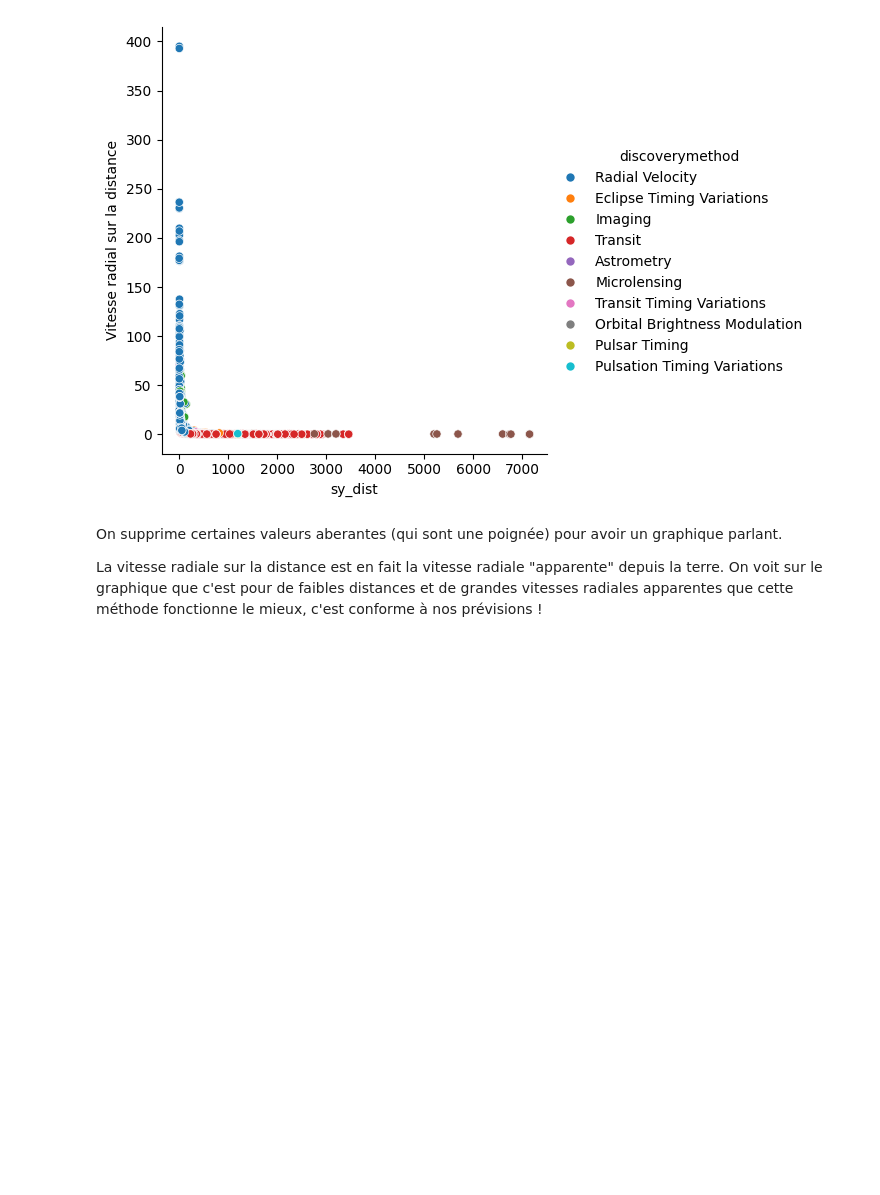
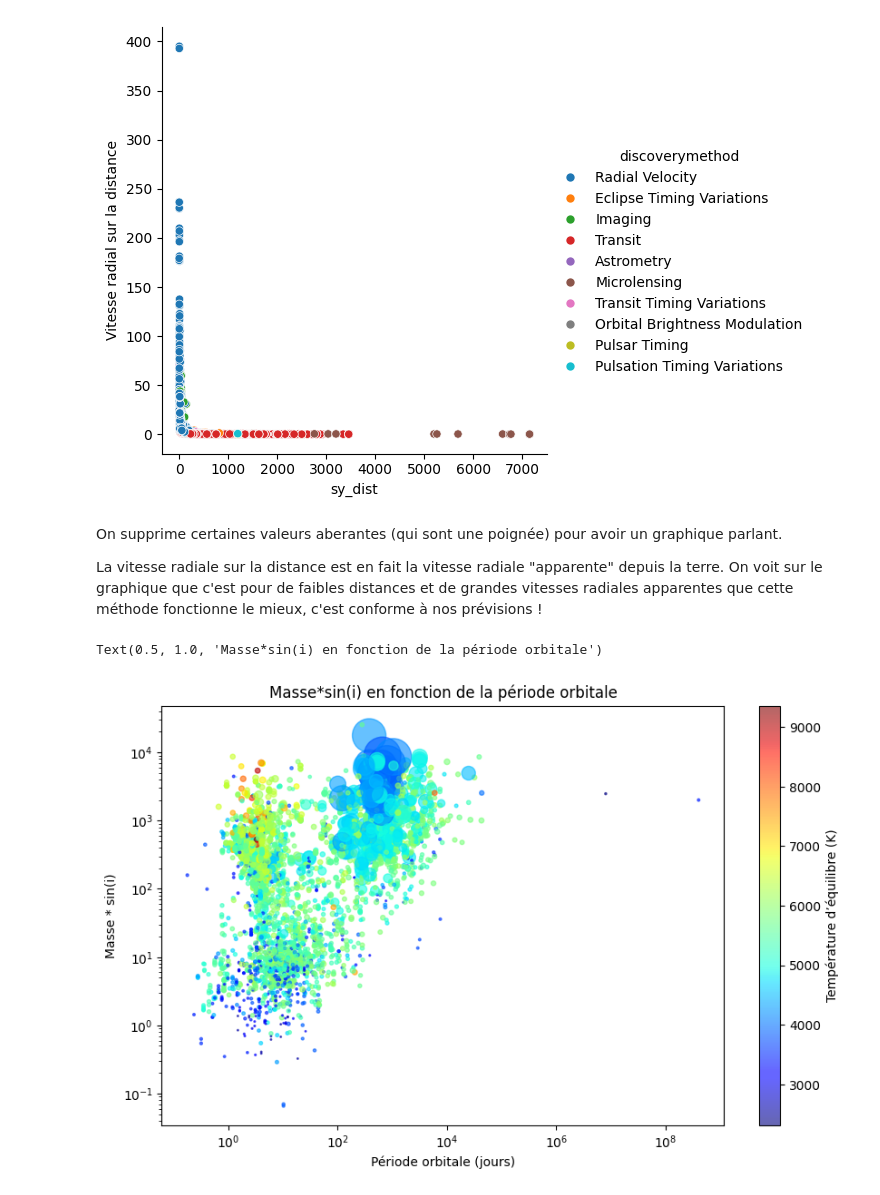
Before and after one commit to ClementGOUJON-dot/pe-hackathon, a Jupyter notebook: Compte_rendu_de_fou.ipynb, the cells around one changed output. Cells and saved outputs as stored; diff of their text form; code cells hidden in the pictures; blank space fills up the shorter version.

```diff
--- a/Compte_rendu_de_fou.ipynb
+++ b/Compte_rendu_de_fou.ipynb
@@ -62,3 +64,29 @@ sns.relplot(data=df[df['Vitesse radial sur la distance']<4000],x='sy_dist', y='V
 On supprime certaines valeurs aberantes (qui sont une poignée) pour avoir un graphique parlant.
 
 La vitesse radiale sur la distance est en fait la vitesse radiale "apparente" depuis la terre. On voit sur le graphique que c'est pour de faibles distances et de grandes vitesses radiales apparentes que cette méthode fonctionne le mieux, c'est conforme à nos prévisions !
+# %%
+plt.figure(figsize=(10, 6))
+mask = df['st_teff'] < 15000
+
+newdf= df[ df['st_teff']<10000]
+
+scatter = plt.scatter(
+    newdf['pl_orbper'],
+    newdf['pl_bmasse'],
+    c=newdf['st_teff'],
+    s=newdf['st_rad']*10,  # Multiplier pour ajuster la taille
+    alpha=0.6,
+    cmap='jet'
+)
+
+# Ajouter une barre de couleur
+plt.colorbar(scatter, label='Température d’équilibre (K)')
+plt.xscale('log')
+plt.yscale('log')
+# Ajouter des labels et un titre
+plt.xlabel('Période orbitale (jours)')
+plt.ylabel('Masse * sin(i)')
+plt.title('Masse*sin(i) en fonction de la période orbitale')
+# %% [output]
+Text(0.5, 1.0, 'Masse*sin(i) en fonction de la période orbitale')
+[figure, added]
```
Also changed, not shown: parts of 3 cells of this notebook.
